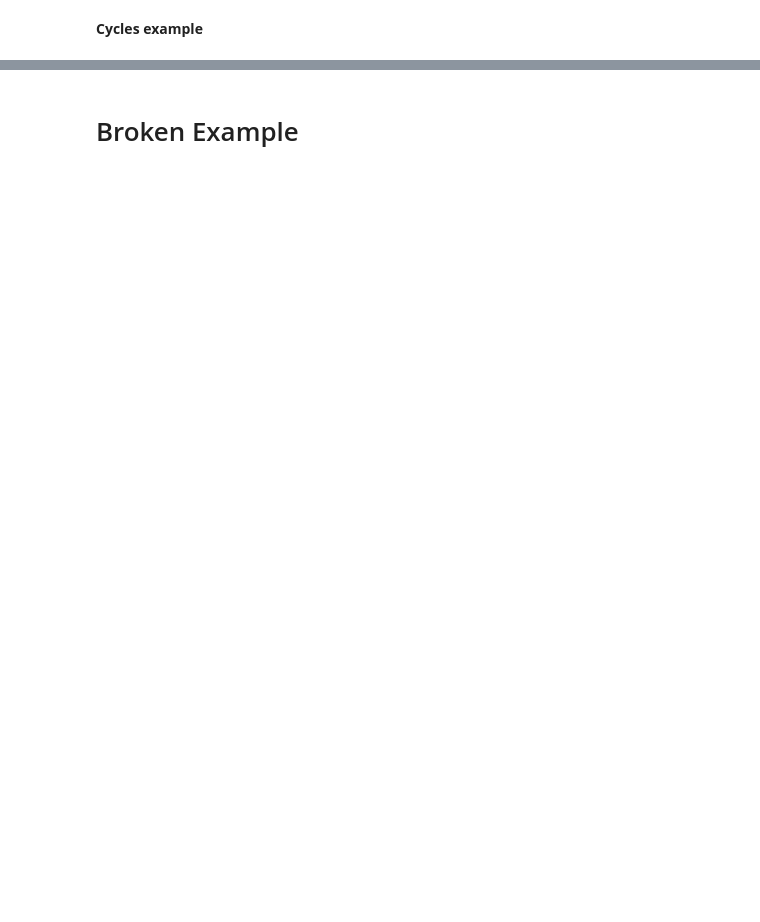
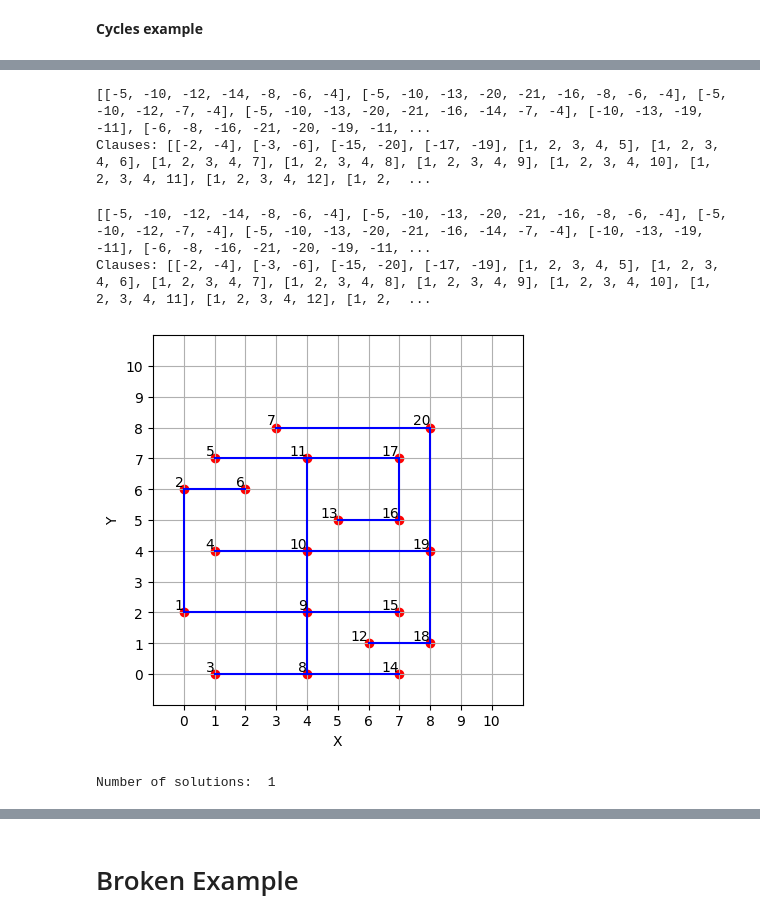
Before and after one commit to saso-gatto/Yashi-Game, a Jupyter notebook: KN_YashiGame.ipynb, the cells around one changed output, grey strips where cells are left out. Saved outputs shown, nothing was run; the diff lists cells and outputs as text; code cells hidden in the pictures; blank space fills up the shorter version.

```diff
--- a/KN_YashiGame.ipynb
+++ b/KN_YashiGame.ipynb
@@ -712,15 +516,0 @@ I create an example to test the third constraint -> a graph with an inner cycle
-# %%
-# A vertex is an tuple of an integer which represents it and a point
-# vertex v = (1,p1) -> this is what i want.
-p1 = Point(1,1)
-p2 = Point (3,1)
-p3 = Point (3,2)
-p4 = Point (6,2)
-p5 = Point (8,2)
-p6 = Point (1,7)
-p7 = Point (8,7)
-p8 = Point (1,9)
-
-points = [p1,p2,p3,p4,p5,p6,p7,p8]
-
-graph,vertices,lines = initialize_graph(points)
@@ -807,4 +516,0 @@ def no_cycles(graph):
-# %%
-graph.get_edges()
-edges = [[t[0], t[1]] for t in graph.get_edges()]
-print(edges)
@@ -825,4 +540,10 @@ Each sat variable has to stand for a line!
 # %%
+def get_key_lines(lines, val):
+  for key, value in lines.items():
+      if val.get_p1() == value.get_p1() and val.get_p2() == value.get_p2() or val.get_p1() == value.get_p2() and val.get_p2() == value.get_p1():
+          return key
+  return "key doesn't exist"
+
 def all_cycles(graph):
   edges = [[t[0], t[1]] for t in graph.get_edges()]
   cycles = []
@@ -835,12 +556,12 @@ def all_cycles(graph):
       current_index=0
       for cy in cycles:
           path = [(int(node)) for node in cy]
-          #path.append(-int(cycles[current_index][0]))
           current_index = current_index+1
           final_cycles.append(path)
-      print(final_cycles)
+      #print(final_cycles)
       return final_cycles
 
+  # The method expects as parameter a list containt the path of the cycle.
   def findNewCycles(path):
       start_node = path[0]
       next_node= None
@@ -864,10 +585,9 @@ def all_cycles(graph):
                           # cycle found
                           p = rotate_to_smallest(path);
                           inv = invert(p)
+                          p.append(p[0])
                           if isNew(p) and isNew(inv):
                             cycles.append(p)
-                          #if isNew(p) and isNew(inv):
-                          #    cycles.append(p)
 
   def invert(path):
       return rotate_to_smallest(path[::-1])
@@ -885,15 +605,16 @@ def all_cycles(graph):
 
   return get_cycles()
 
+
 third_constraint = all_cycles(graph)
-print(third_constraint)
 
 def create_constraint_edges(arr,vertices,lines):
-    tuples = []
+    constraint_edges = []
     for i in range(len(arr) - 1):
         #print(f"Current vertices: {vertices[arr[i]], vertices[arr[i+1]]})")
         line = Line(vertices[arr[i]],vertices[arr[i+1]])
-        key_line = get_key_lines(lines,line)
+        key_line = -get_key_lines(lines,line)
         #print(f"Key line is: {key_line}")
-        tuples.append(-key_line)
-    return tuples
+        constraint_edges.append(key_line)
+
+    return constraint_edges
@@ -1451,0 +1104,12 @@ Model_lines: {1: ((1,1),(1,4)), 2: ((1,1),(4,1)), 4: ((1,7),(4,7)), 6: ((4,4),(4
+# %%
+get_number_solution(graph,lines,points,vertices)
+# %% [output]
+[[-5, -10, -12, -14, -8, -6, -4], [-5, -10, -13, -20, -21, -16, -8, -6, -4], [-5, -10, -12, -7, -4], [-5, -10, -13, -20, -21, -16, -14, -7, -4], [-10, -13, -19, -11], [-6, -8, -16, -21, -20, -19, -11, ...
+Clauses: [[-2, -4], [-3, -6], [-15, -20], [-17, -19], [1, 2, 3, 4, 5], [1, 2, 3, 4, 6], [1, 2, 3, 4, 7], [1, 2, 3, 4, 8], [1, 2, 3, 4, 9], [1, 2, 3, 4, 10], [1, 2, 3, 4, 11], [1, 2, 3, 4, 12], [1, 2,  ...
+# %%
+plot_all_solutions(graph,lines,points,vertices)
+# %% [output]
+[[-5, -10, -12, -14, -8, -6, -4], [-5, -10, -13, -20, -21, -16, -8, -6, -4], [-5, -10, -12, -7, -4], [-5, -10, -13, -20, -21, -16, -14, -7, -4], [-10, -13, -19, -11], [-6, -8, -16, -21, -20, -19, -11, ...
+Clauses: [[-2, -4], [-3, -6], [-15, -20], [-17, -19], [1, 2, 3, 4, 5], [1, 2, 3, 4, 6], [1, 2, 3, 4, 7], [1, 2, 3, 4, 8], [1, 2, 3, 4, 9], [1, 2, 3, 4, 10], [1, 2, 3, 4, 11], [1, 2, 3, 4, 12], [1, 2,  ...
+[figure, added]
+Number of solutions:  1
```
Also changed, not shown: parts of 105 cells of this notebook.
